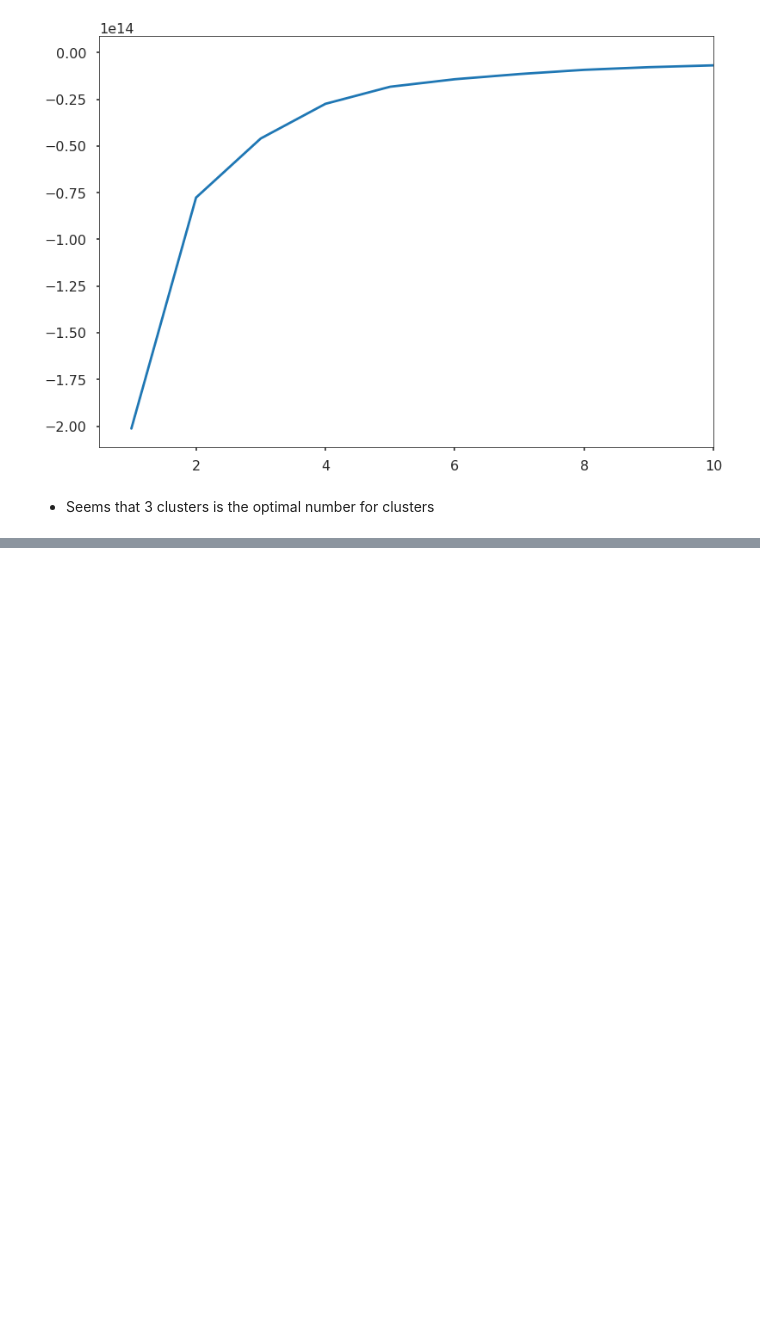
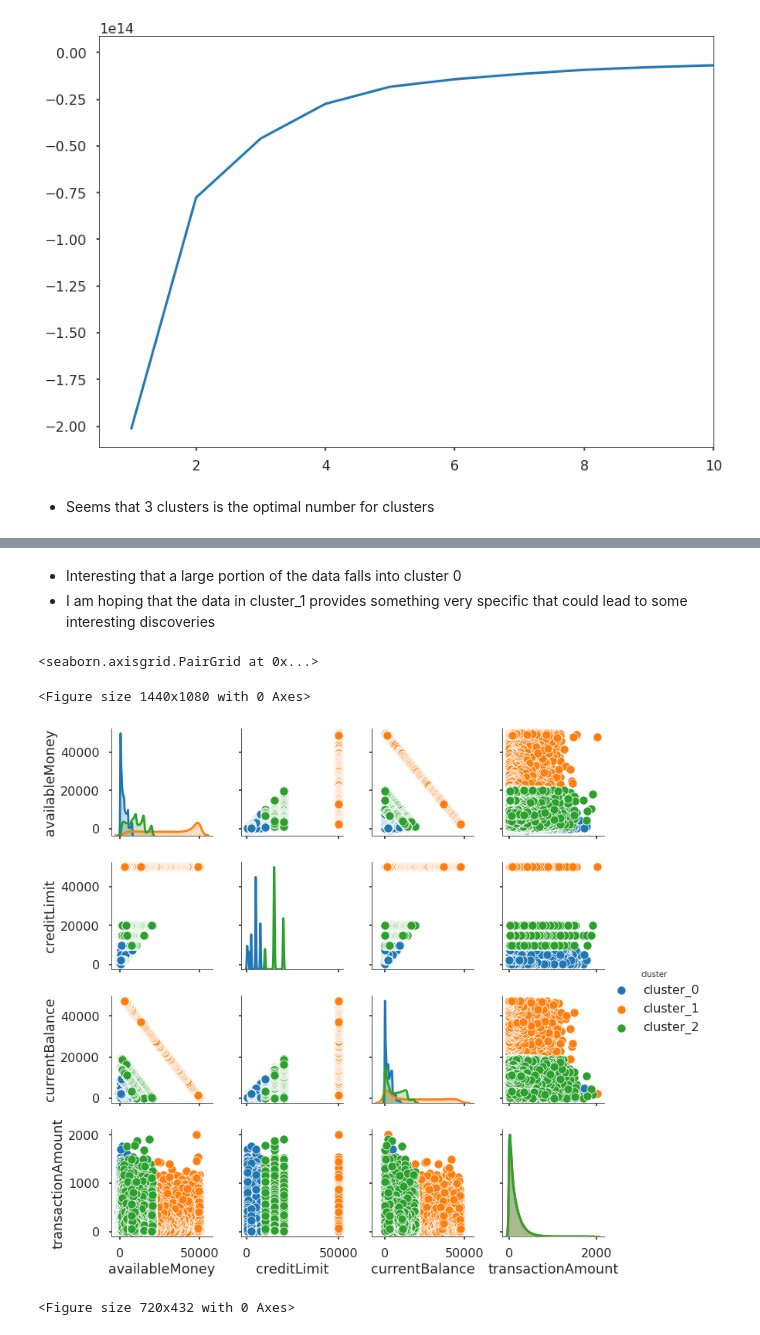
Before and after one commit to jbofill10/C1_Transaction_Data, a Jupyter notebook: ClusteringResults.ipynb, the cells around one changed output, grey strips where cells are left out. Cells and saved outputs as stored; diff of their text form; code cells hidden in the pictures; blank space fills up the shorter version.

```diff
--- a/ClusteringResults.ipynb
+++ b/ClusteringResults.ipynb
@@ -27,0 +58,27 @@ plt.xlim(0.5, 10)
+# %% [markdown]
+* Interesting that a large portion of the data falls into cluster 0
+* I am hoping that the data in cluster_1 provides something very specific that could lead to some interesting discoveries
+# %%
+plt.figure(figsize=(20,15))
+
+temp_df = df.drop(['x0_CAN', 'x0_MEX', 'x0_PR', 'x0_US', 'x1_airline', 'x1_auto',
+       'x1_cable/phone', 'x1_entertainment', 'x1_fastfood', 'x1_food',
+       'x1_food_delivery', 'x1_fuel', 'x1_furniture', 'x1_gym', 'x1_health',
+       'x1_hotels', 'x1_mobileapps', 'x1_online_gifts', 'x1_online_retail',
+       'x1_online_subscriptions', 'x1_personal care', 'x1_rideshare',
+       'x1_subscriptions', 'x2_01', 'x2_08', 'x2_99', 'x3_02', 'x3_05',
+       'x3_09', 'x3_80', 'x3_90', 'x4_ADDRESS_VERIFICATION', 'x4_PURCHASE',
+       'x4_REVERSAL', 'x5_CAN', 'x5_MEX', 'x5_PR', 'x5_US', 'matchingCVV',
+       'isFraud','expirationDateKeyInMatch', 'cardPresent'], axis=1)
+
+sns.pairplot(data=temp_df, hue='cluster')
+# %% [output]
+<seaborn.axisgrid.PairGrid at 0x...>
+<Figure size 1440x1080 with 0 Axes>
+[figure, added]
+# %%
+plt.figure(figsize=(10,6))
+style.use('seaborn-poster')
+sns.set_style('ticks')
+# %% [output]
+<Figure size 720x432 with 0 Axes>
```
Also changed, not shown: parts of 8 cells of this notebook, 9 other files.
